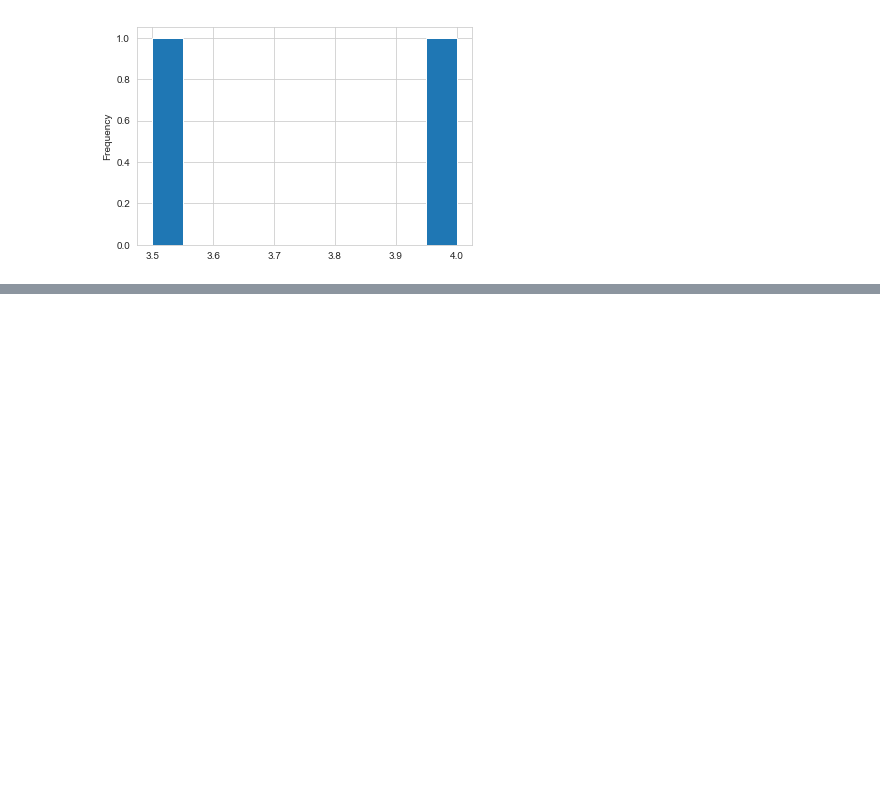
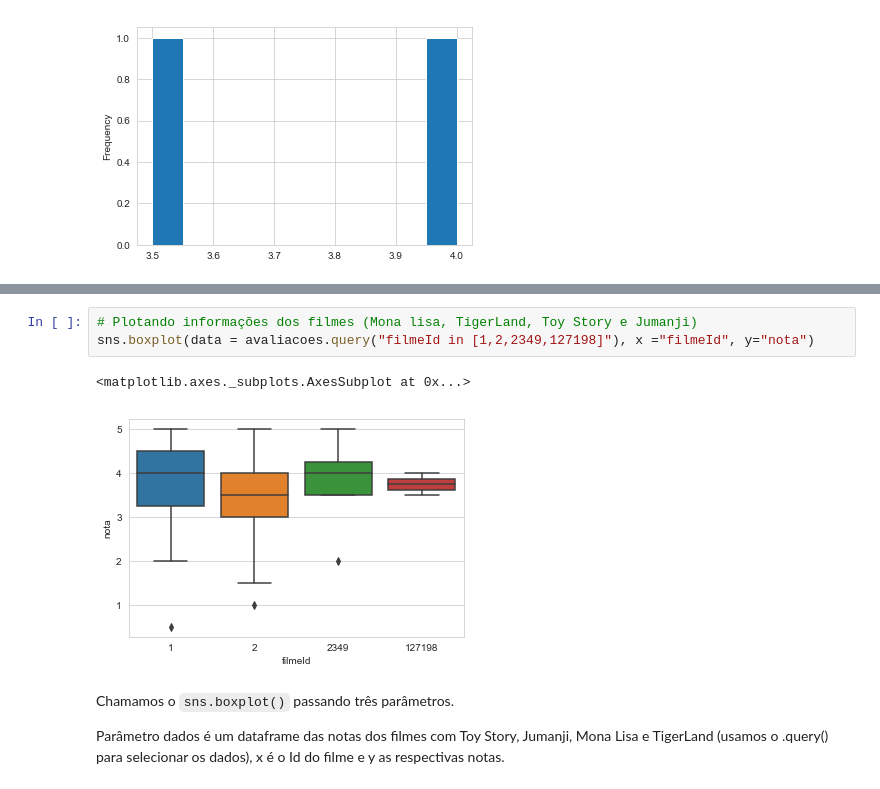
Before and after one commit to littlebru/Analise-de-Filmes, a Jupyter notebook: Aula 02 - Médias, medianas e visualização de dados.ipynb, the cells around one changed output, grey strips where cells are left out. Saved outputs shown, nothing was run; the diff lists cells and outputs as text; blank space fills up the shorter version.

```diff
--- a/Aula 02 - Médias, medianas e visualização de dados.ipynb
+++ b/Aula 02 - Médias, medianas e visualização de dados.ipynb
@@ -444,0 +517,10 @@ Name: nota, dtype: float64
+# %%
+# Plotando informações dos filmes (Mona lisa, TigerLand, Toy Story e Jumanji)
+sns.boxplot(data = avaliacoes.query("filmeId in [1,2,2349,127198]"), x ="filmeId", y="nota")
+# %% [output]
+<matplotlib.axes._subplots.AxesSubplot at 0x...>
+[figure, added]
+# %% [markdown]
+Chamamos o ``sns.boxplot()`` passando três parâmetros.
+
+Parâmetro dados é um dataframe das notas dos filmes com Toy Story, Jumanji, Mona Lisa e TigerLand (usamos o .query() para selecionar os dados), x é o Id do filme e y as respectivas notas.
```
Also changed, not shown: parts of 17 cells of this notebook.
